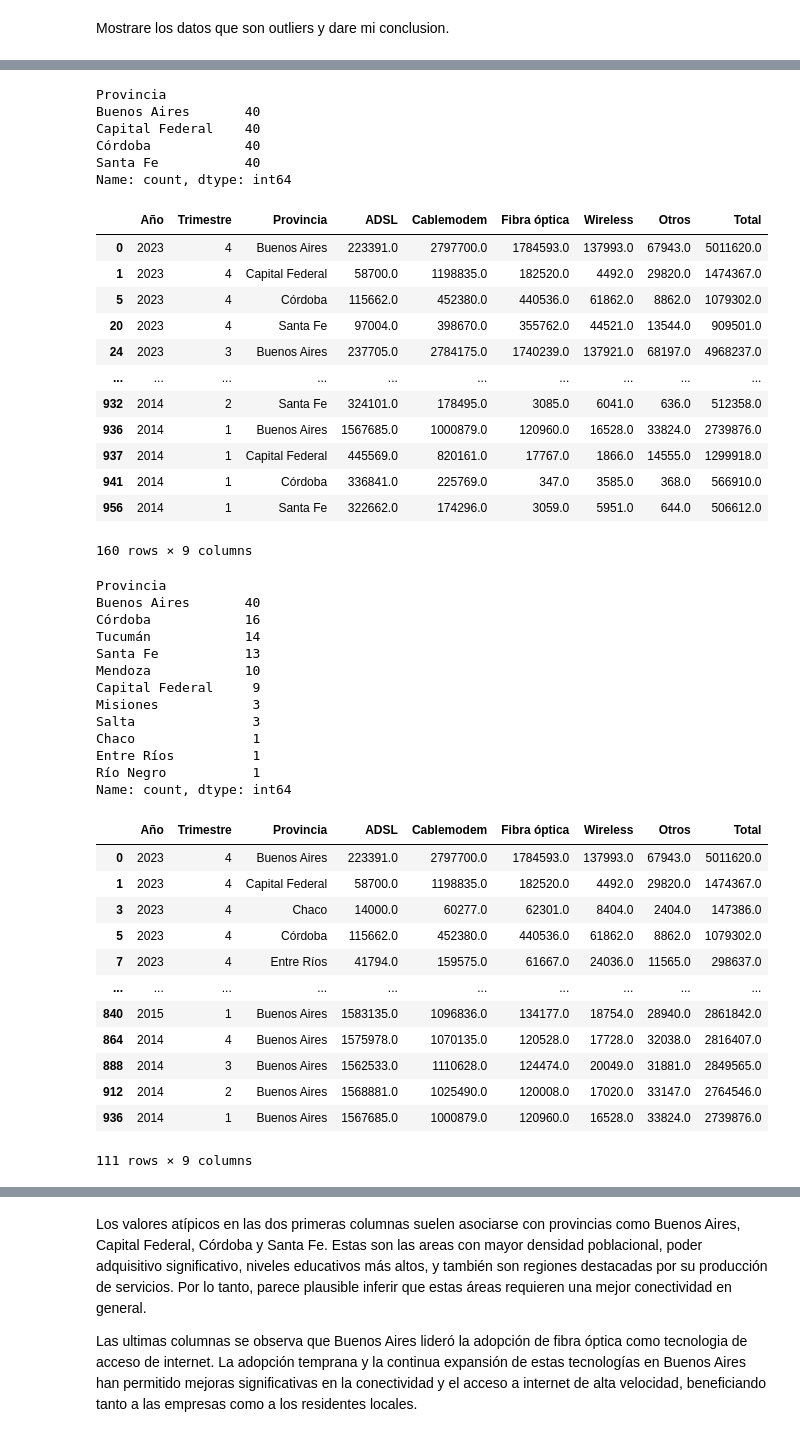
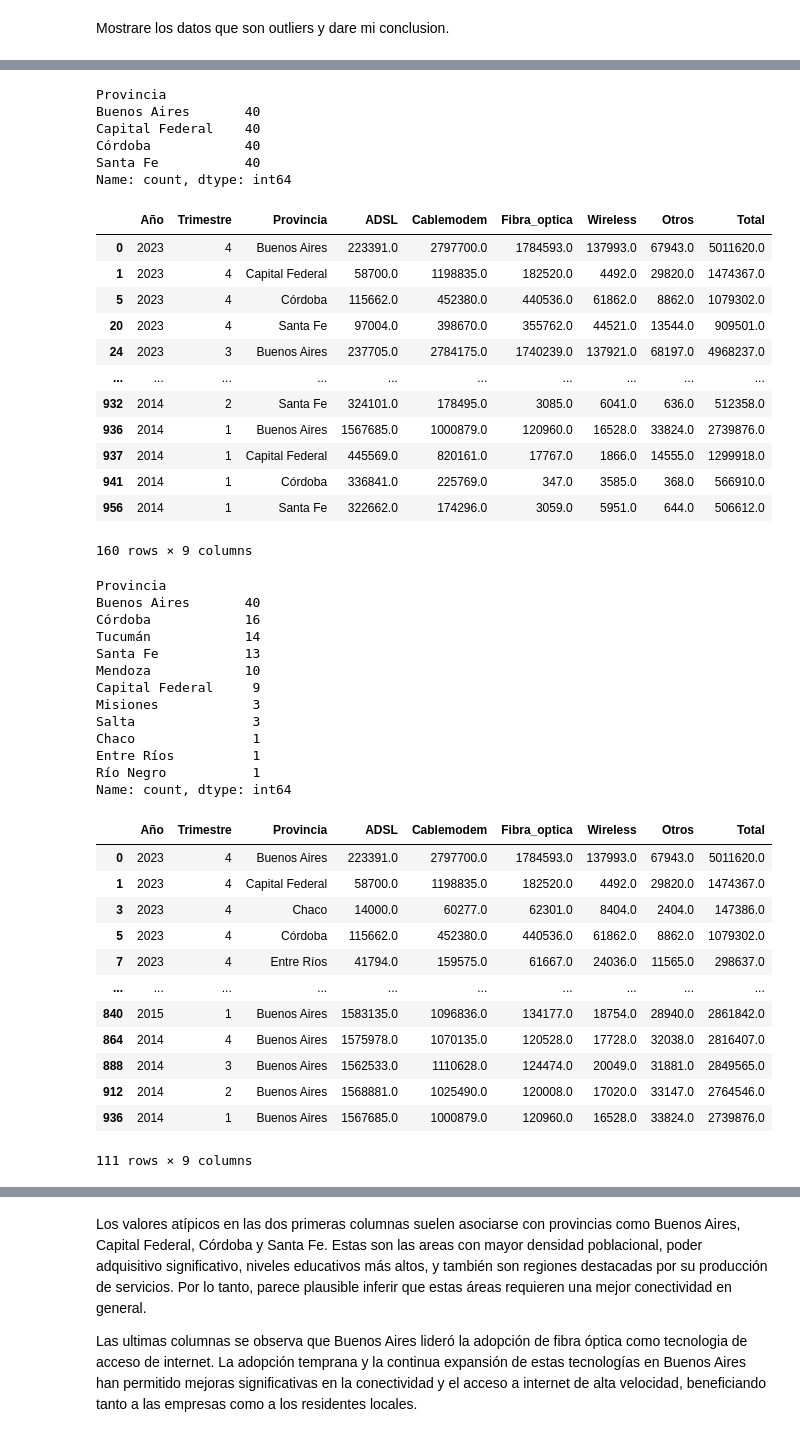
Before and after one commit to Thejairex/Proyecto-Individual-N-2, a Jupyter notebook: EDA/tecnologia.ipynb, the cells around one changed output, grey strips where cells are left out. Saved outputs shown, nothing was run; the diff lists cells and outputs as text; code cells hidden in the pictures.

```diff
--- a/EDA/tecnologia.ipynb
+++ b/EDA/tecnologia.ipynb
@@ -12,6 +15,7 @@ import seaborn as sns
 Importamos El dataset de `Accesos por Tecnologia` a utilizar.
 # %%
 tecnologia = pd.read_csv('../Datasets/Accesos Por Tecnología.csv')
+tecnologia.rename(columns={"Fibra óptica": "Fibra_optica"}, inplace=True)
 # %% [markdown]
 Veamos la informacion del dataset de tecnologia y los primeros 15 registros del dataset.
 # %%
@@ -172,7 +175,7 @@ Creada la funcion, creare 2 variables:
 
 Itarare la variable columnas para buscar los outliers de la funcion creada y se almacenara
 # %%
-columnas = ["ADSL", 'Fibra óptica', 'Cablemodem', 'Wireless', 'Otros']
+columnas = ["ADSL", 'Fibra_optica', 'Cablemodem', 'Wireless', 'Otros']
 outliers = {}
 for columna in columnas:
     outlier = outliers_iqr(tecnologia[columna])
@@ -214,7 +217,7 @@ Capital Federal    40
 Córdoba            40
 Santa Fe           40
 Name: count, dtype: int64
-|  | Año | Trimestre | Provincia | ADSL | Cablemodem | Fibra óptica | Wireless | Otros | Total |
+|  | Año | Trimestre | Provincia | ADSL | Cablemodem | Fibra_optica | Wireless | Otros | Total |
 | 0 | 2023 | 4 | Buenos Aires | 223391.0 | 2797700.0 | 1784593.0 | 137993.0 | 67943.0 | 5011620.0 |
 | 1 | 2023 | 4 | Capital Federal | 58700.0 | 1198835.0 | 182520.0 | 4492.0 | 29820.0 | 1474367.0 |
 | 5 | 2023 | 4 | Córdoba | 115662.0 | 452380.0 | 440536.0 | 61862.0 | 8862.0 | 1079302.0 |
@@ -228,24 +231,24 @@ Name: count, dtype: int64
 | 956 | 2014 | 1 | Santa Fe | 322662.0 | 174296.0 | 3059.0 | 5951.0 | 644.0 | 506612.0 |
 160 rows × 9 columns
 # %%
-fibra = tecnologia[outliers["Fibra óptica"]]
+fibra = tecnologia[outliers["Fibra_optica"]]
 print(fibra["Provincia"].value_counts())
 fibra
 # %% [output]
 Provincia
 Buenos Aires       40
 Córdoba            16
 Tucumán            14
 Santa Fe           13
 Mendoza            10
 Capital Federal     9
 Misiones            3
 Salta               3
 Chaco               1
 Entre Ríos          1
 Río Negro           1
 Name: count, dtype: int64
-|  | Año | Trimestre | Provincia | ADSL | Cablemodem | Fibra óptica | Wireless | Otros | Total |
+|  | Año | Trimestre | Provincia | ADSL | Cablemodem | Fibra_optica | Wireless | Otros | Total |
 | 0 | 2023 | 4 | Buenos Aires | 223391.0 | 2797700.0 | 1784593.0 | 137993.0 | 67943.0 | 5011620.0 |
 | 1 | 2023 | 4 | Capital Federal | 58700.0 | 1198835.0 | 182520.0 | 4492.0 | 29820.0 | 1474367.0 |
 | 3 | 2023 | 4 | Chaco | 14000.0 | 60277.0 | 62301.0 | 8404.0 | 2404.0 | 147386.0 |
```
Also changed, not shown: parts of 18 cells of this notebook, 26 other files.
